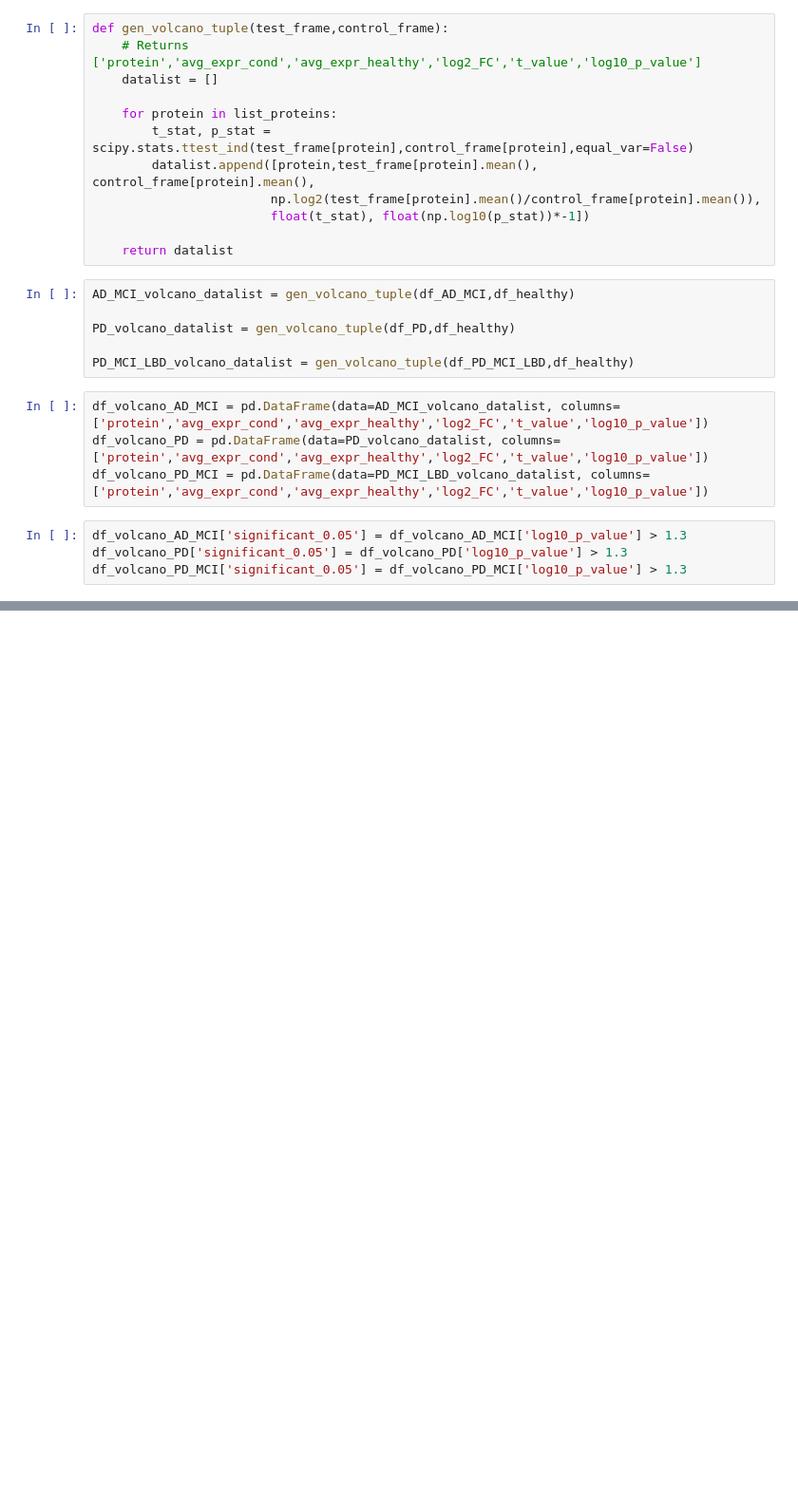
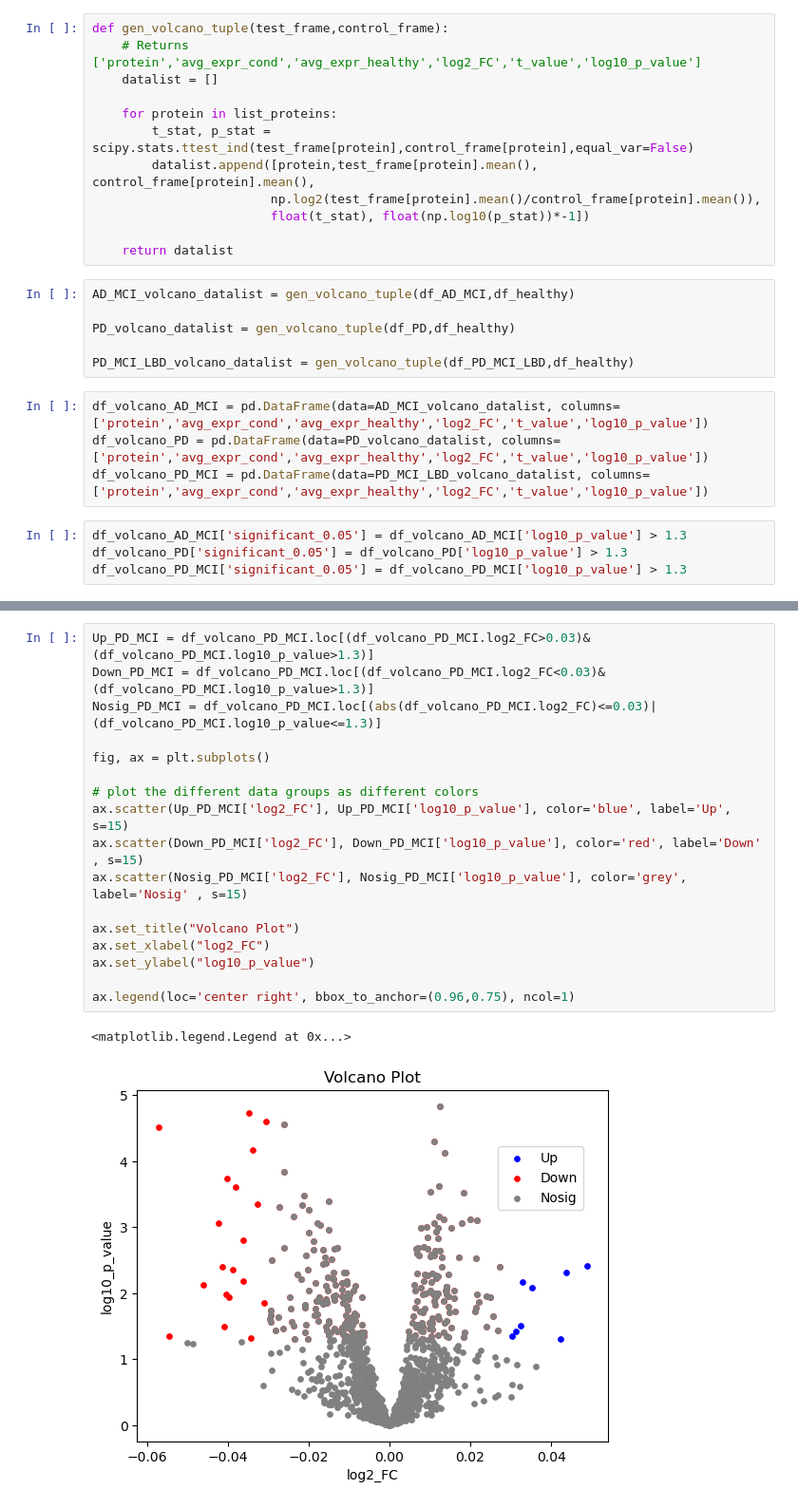
Before and after one commit to BrainPowerChemE/BrainPower, a Jupyter notebook: jupyter_notebooks/data_practice.ipynb, the cells around one changed output, grey strips where cells are left out. Shown at 95% size. Cells and saved outputs as stored; diff of their text form; blank space fills up the shorter version.

```diff
--- a/jupyter_notebooks/data_practice.ipynb
+++ b/jupyter_notebooks/data_practice.ipynb
@@ -163,0 +201,20 @@ ax.legend(loc='center right', bbox_to_anchor=(0.96,0.75), ncol=1)
+# %%
+Up_PD_MCI = df_volcano_PD_MCI.loc[(df_volcano_PD_MCI.log2_FC>0.03)&(df_volcano_PD_MCI.log10_p_value>1.3)]
+Down_PD_MCI = df_volcano_PD_MCI.loc[(df_volcano_PD_MCI.log2_FC<0.03)&(df_volcano_PD_MCI.log10_p_value>1.3)]
+Nosig_PD_MCI = df_volcano_PD_MCI.loc[(abs(df_volcano_PD_MCI.log2_FC)<=0.03)|(df_volcano_PD_MCI.log10_p_value<=1.3)]
+
+fig, ax = plt.subplots()
+
+# plot the different data groups as different colors
+ax.scatter(Up_PD_MCI['log2_FC'], Up_PD_MCI['log10_p_value'], color='blue', label='Up', s=15)
+ax.scatter(Down_PD_MCI['log2_FC'], Down_PD_MCI['log10_p_value'], color='red', label='Down' , s=15)
+ax.scatter(Nosig_PD_MCI['log2_FC'], Nosig_PD_MCI['log10_p_value'], color='grey', label='Nosig' , s=15)
+
+ax.set_title("Volcano Plot")
+ax.set_xlabel("log2_FC")
+ax.set_ylabel("log10_p_value")
+
+ax.legend(loc='center right', bbox_to_anchor=(0.96,0.75), ncol=1)
+# %% [output]
+<matplotlib.legend.Legend at 0x...>
+[figure, added]
```
Also changed, not shown: parts of 11 cells of this notebook.
